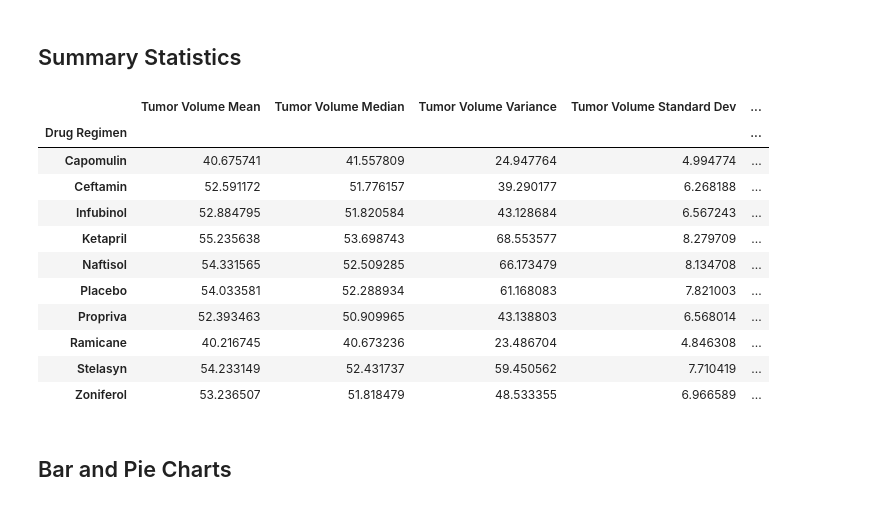
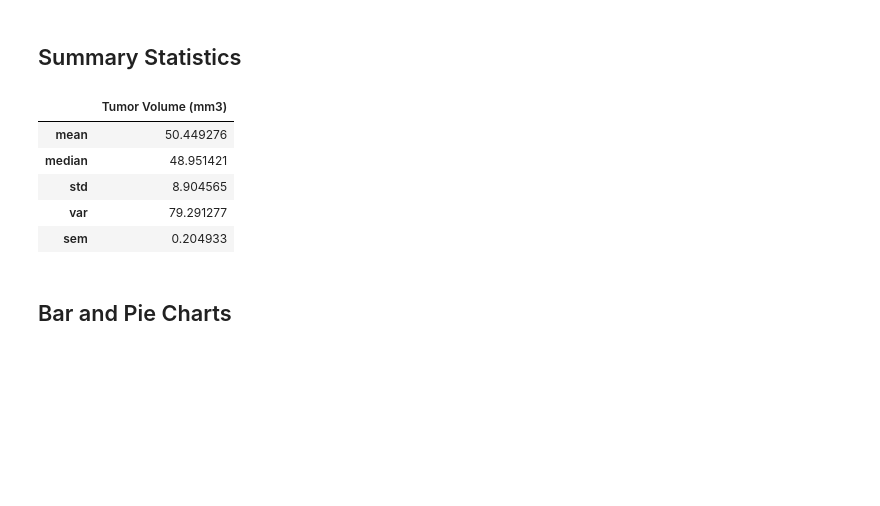
Before and after one commit to NoahGoldstein13/Matplotlib-Challenge, a Jupyter notebook: pymaceuticals_starter.ipynb, the cells around one changed output. Cells and saved outputs as stored; diff of their text form; code cells hidden in the pictures; blank space fills up the shorter version.

```diff
--- a/pymaceuticals_starter.ipynb
+++ b/pymaceuticals_starter.ipynb
@@ -98,38 +97,24 @@ tumor_volume_sem_reg = clean_mouse_df.groupby("Drug Regimen")["Tumor Volume (mm3
 # %%
 # Generate a summary statistics table of mean, median, variance, standard deviation, and SEM of the tumor volume for each regimen
 summary_stats_reg_df = pd.DataFrame({'Tumor Volume Mean':tumor_volume_mean_reg,
                                  'Tumor Volume Median':tumor_volume_median_reg,
                                  'Tumor Volume Variance':tumor_volume_variance_reg,
                                  'Tumor Volume Standard Dev':tumor_volume_std_reg,
                                  'Tumor Volume SEM':tumor_volume_sem_reg})
 summary_stats_reg_df
 
 # Using the aggregation method, produce the same summary statistics in a single line
-# tumor_volume_mean = clean_mouse_df["Tumor Volume (mm3)"].mean()
-# tumor_volume_median = clean_mouse_df["Tumor Volume (mm3)"].median()
-# tumor_volume_variance = clean_mouse_df["Tumor Volume (mm3)"].var()
-# tumor_volume_std = clean_mouse_df["Tumor Volume (mm3)"].std()
-# tumor_volume_sem = clean_mouse_df["Tumor Volume (mm3)"].sem()
-
-# summary_stats_df = pd.DataFrame(tumor_volume_mean,
-#                                  tumor_volume_median,
-#                                  tumor_volume_variance,
-#                                  tumor_volume_std,
-#                                  tumor_volume_sem)
-# summary_stats_df
+df = clean_mouse_df["Tumor Volume (mm3)"]
+agg = df.agg(['mean', 'median','std','var','sem'])
+agg_df = pd.DataFrame(agg)
+agg_df
 # %% [output]
-|  | Tumor Volume Mean | Tumor Volume Median | Tumor Volume Variance | Tumor Volume Standard Dev | ... |
-| Drug Regimen |  |  |  |  | ... |
-| Capomulin | 40.675741 | 41.557809 | 24.947764 | 4.994774 | ... |
-| Ceftamin | 52.591172 | 51.776157 | 39.290177 | 6.268188 | ... |
-| Infubinol | 52.884795 | 51.820584 | 43.128684 | 6.567243 | ... |
-| Ketapril | 55.235638 | 53.698743 | 68.553577 | 8.279709 | ... |
-| Naftisol | 54.331565 | 52.509285 | 66.173479 | 8.134708 | ... |
-| Placebo | 54.033581 | 52.288934 | 61.168083 | 7.821003 | ... |
-| Propriva | 52.393463 | 50.909965 | 43.138803 | 6.568014 | ... |
-| Ramicane | 40.216745 | 40.673236 | 23.486704 | 4.846308 | ... |
-| Stelasyn | 54.233149 | 52.431737 | 59.450562 | 7.710419 | ... |
-| Zoniferol | 53.236507 | 51.818479 | 48.533355 | 6.966589 | ... |
+|  | Tumor Volume (mm3) |
+| mean | 50.449276 |
+| median | 48.951421 |
+| std | 8.904565 |
+| var | 79.291277 |
+| sem | 0.204933 |
 # %% [markdown]
 ## Bar and Pie Charts
 # %%
```
Also changed, not shown: parts of 8 cells of this notebook.
